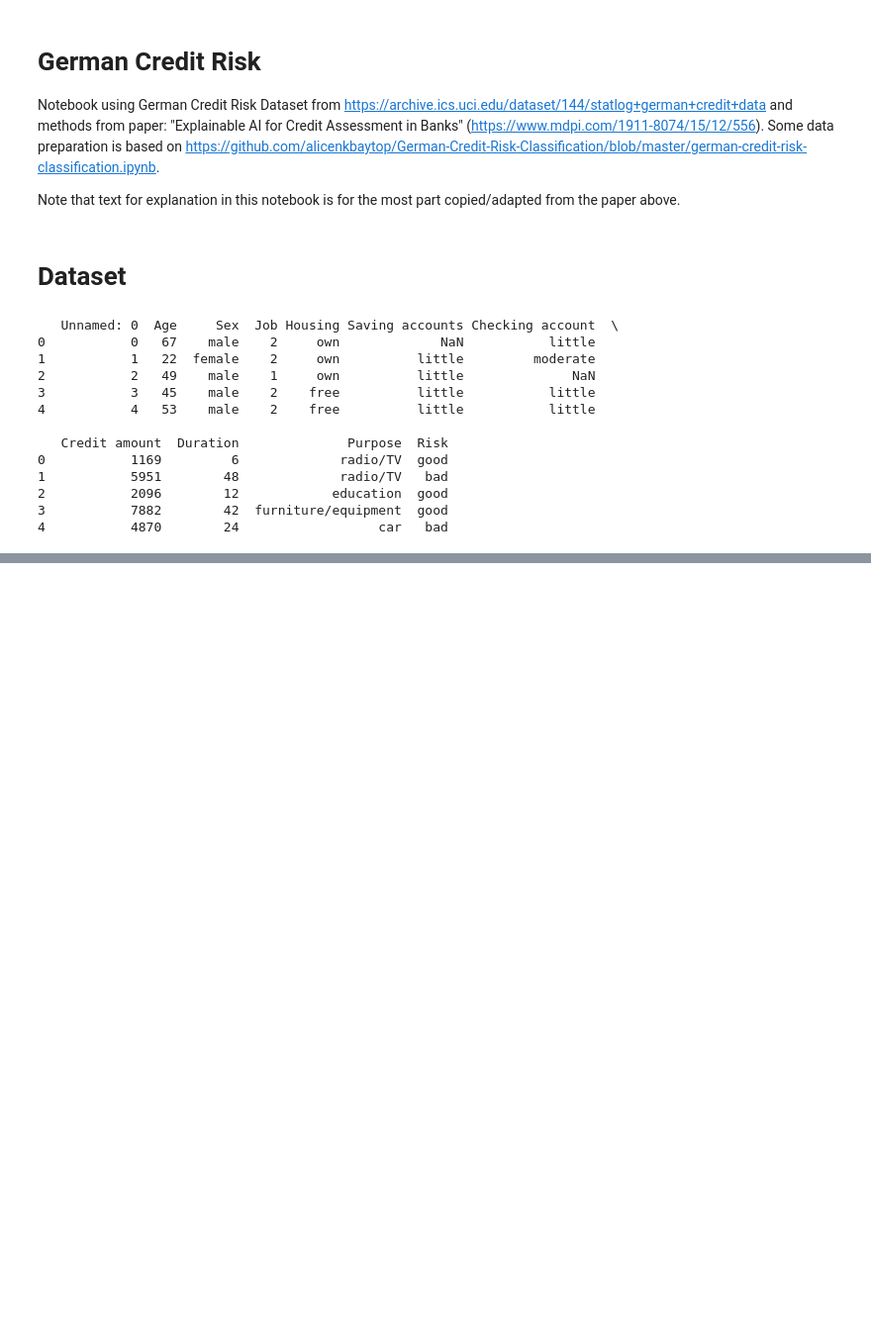
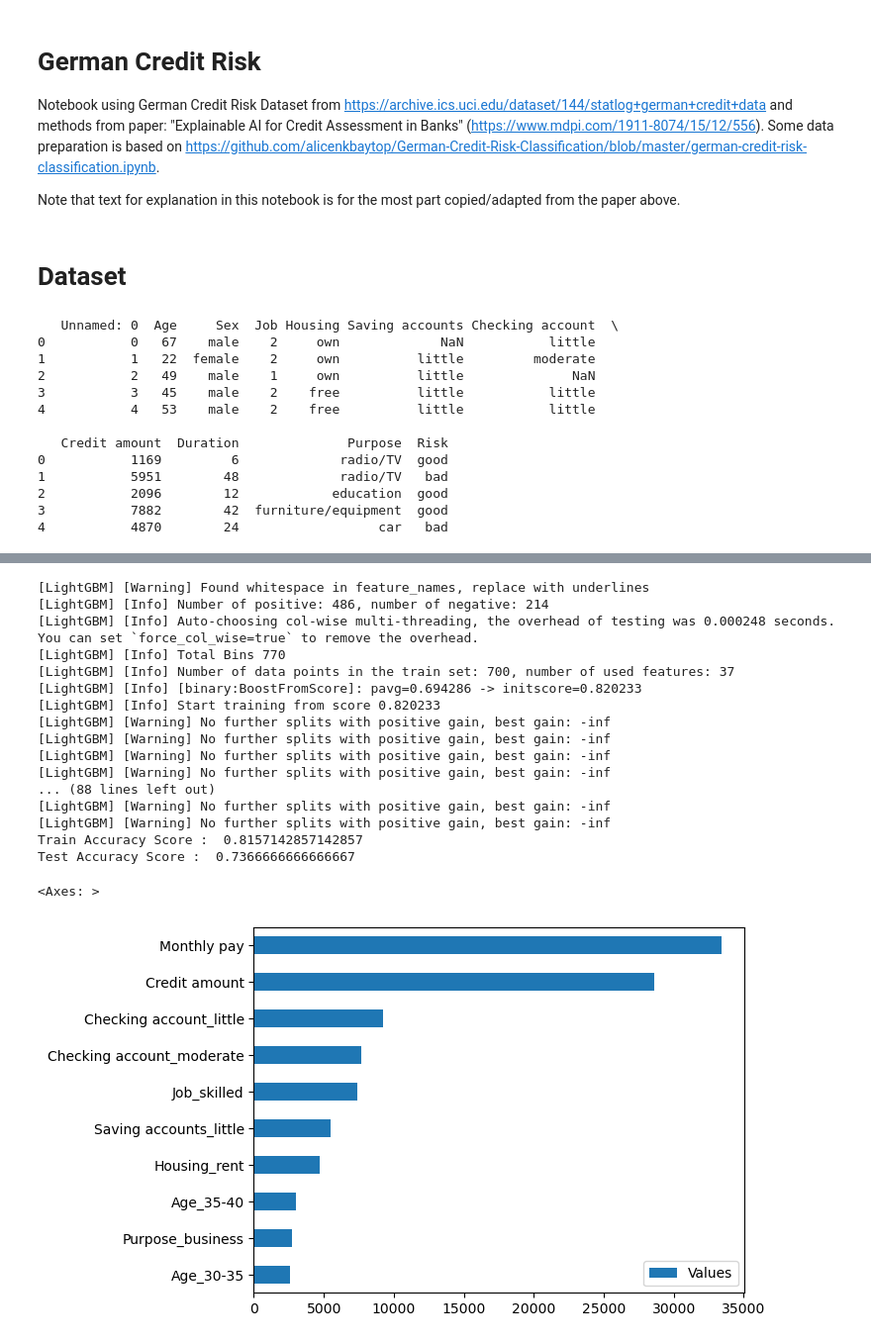
Before and after one commit to RIVACON/RiVaPy, a Jupyter notebook: notebooks/credit/german_creditrisk_XAI.ipynb, the cells around one changed output, grey strips where cells are left out. Shown at 99% size. Saved outputs shown, nothing was run; the diff lists cells and outputs as text; code cells hidden in the pictures; blank space fills up the shorter version.

```diff
--- a/notebooks/credit/german_creditrisk_XAI.ipynb
+++ b/notebooks/credit/german_creditrisk_XAI.ipynb
@@ -37,0 +155,30 @@ df["Credit amount^2"] = df["Credit amount"]**2
+# %%
+from lightgbm import LGBMClassifier
+lgbm_model=LGBMClassifier(learning_rate=0.02,max_depth=3,min_child_samples=10,n_estimators=200,subsample=0.6).fit(X_train,Y_train)
+
+print("Train Accuracy Score : ",accuracy_score(Y_train,lgbm_model.predict(X_train)))
+print("Test Accuracy Score : ",accuracy_score(Y_test,lgbm_model.predict(X_test)))
+
+Importance=pd.DataFrame({"Values":lgbm_model.feature_importances_*100},index=list(X_test.columns))
+Importance.sort_values("Values",inplace=True,ascending=True)
+Importance[28:].plot.barh()
+# %% [output]
+[LightGBM] [Warning] Found whitespace in feature_names, replace with underlines
+[LightGBM] [Info] Number of positive: 486, number of negative: 214
+[LightGBM] [Info] Auto-choosing col-wise multi-threading, the overhead of testing was 0.000248 seconds.
+You can set `force_col_wise=true` to remove the overhead.
+[LightGBM] [Info] Total Bins 770
+[LightGBM] [Info] Number of data points in the train set: 700, number of used features: 37
+[LightGBM] [Info] [binary:BoostFromScore]: pavg=0.694286 -> initscore=0.820233
+[LightGBM] [Info] Start training from score 0.820233
+[LightGBM] [Warning] No further splits with positive gain, best gain: -inf
+[LightGBM] [Warning] No further splits with positive gain, best gain: -inf
+[LightGBM] [Warning] No further splits with positive gain, best gain: -inf
+[LightGBM] [Warning] No further splits with positive gain, best gain: -inf
+... (88 lines left out)
+[LightGBM] [Warning] No further splits with positive gain, best gain: -inf
+[LightGBM] [Warning] No further splits with positive gain, best gain: -inf
+Train Accuracy Score :  0.8157142857142857
+Test Accuracy Score :  0.7366666666666667
+<Axes: >
+[figure, added]
```
Also changed, not shown: parts of 20 cells of this notebook.
